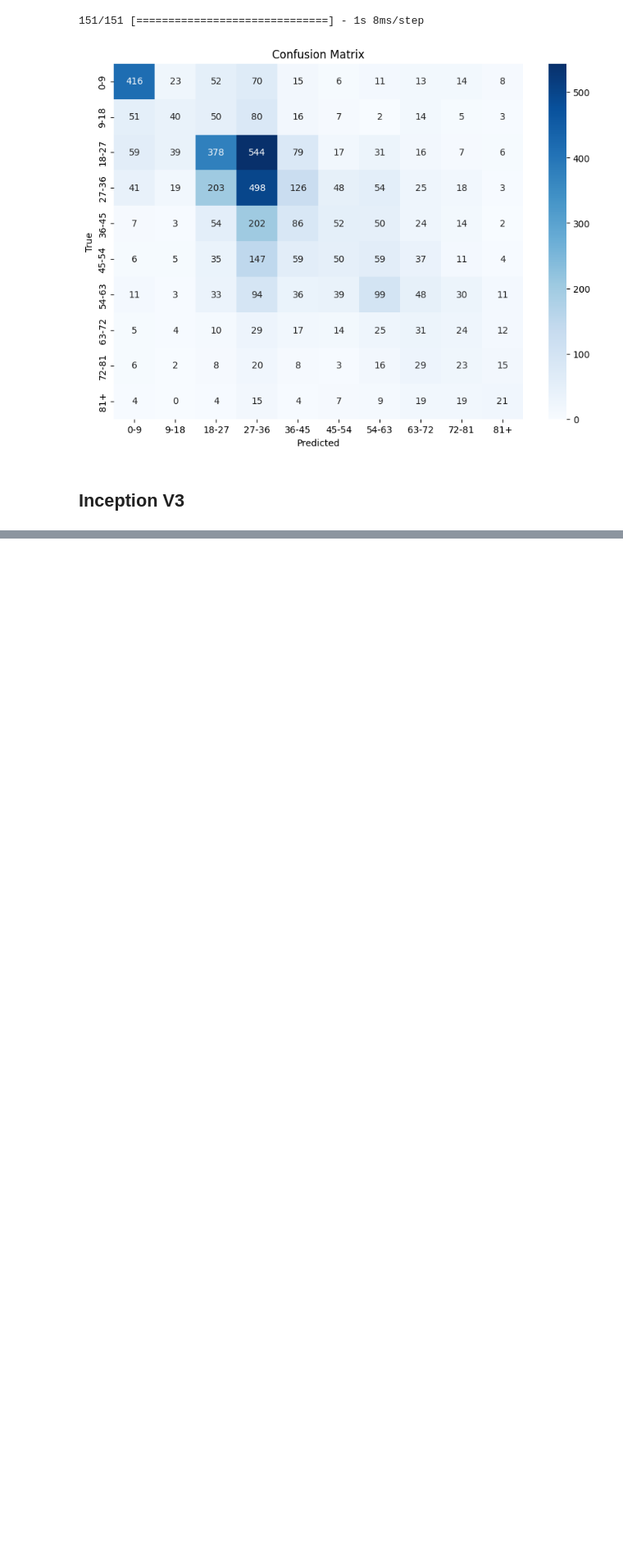
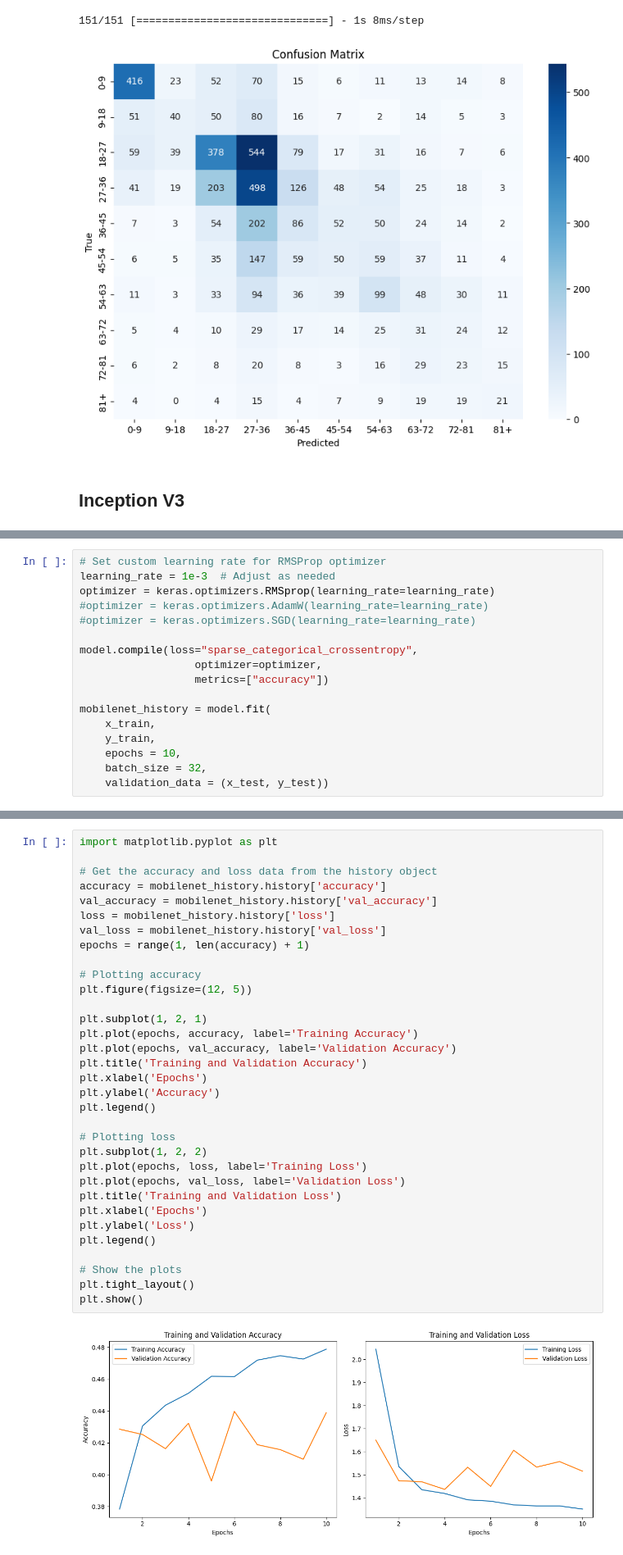
Before and after one commit to mortgad/DLVR, a Jupyter notebook: colab.ipynb, the cells around one changed output, grey strips where cells are left out. Shown at 82% size. Saved outputs shown, nothing was run; the diff lists cells and outputs as text; blank space fills up the shorter version.

```diff
--- a/colab.ipynb
+++ b/colab.ipynb
@@ -1053,0 +1192,17 @@ plt.show()
+# %%
+# Set custom learning rate for RMSProp optimizer
+learning_rate = 1e-3  # Adjust as needed
+optimizer = keras.optimizers.RMSprop(learning_rate=learning_rate)
+#optimizer = keras.optimizers.AdamW(learning_rate=learning_rate)
+#optimizer = keras.optimizers.SGD(learning_rate=learning_rate)
+
+model.compile(loss="sparse_categorical_crossentropy",
+                  optimizer=optimizer,
+                  metrics=["accuracy"])
+
+mobilenet_history = model.fit(
+    x_train,
+    y_train,
+    epochs = 10,
+    batch_size = 32,
+    validation_data = (x_test, y_test))
@@ -1053,0 +1230,35 @@ plt.show()
+# %%
+import matplotlib.pyplot as plt
+
+# Get the accuracy and loss data from the history object
+accuracy = mobilenet_history.history['accuracy']
+val_accuracy = mobilenet_history.history['val_accuracy']
+loss = mobilenet_history.history['loss']
+val_loss = mobilenet_history.history['val_loss']
+epochs = range(1, len(accuracy) + 1)
+
+# Plotting accuracy
+plt.figure(figsize=(12, 5))
+
+plt.subplot(1, 2, 1)
+plt.plot(epochs, accuracy, label='Training Accuracy')
+plt.plot(epochs, val_accuracy, label='Validation Accuracy')
+plt.title('Training and Validation Accuracy')
+plt.xlabel('Epochs')
+plt.ylabel('Accuracy')
+plt.legend()
+
+# Plotting loss
+plt.subplot(1, 2, 2)
+plt.plot(epochs, loss, label='Training Loss')
+plt.plot(epochs, val_loss, label='Validation Loss')
+plt.title('Training and Validation Loss')
+plt.xlabel('Epochs')
+plt.ylabel('Loss')
+plt.legend()
+
+# Show the plots
+plt.tight_layout()
+plt.show()
+# %% [output]
+[figure, added]
```
Also changed, not shown: parts of 23 cells of this notebook.
